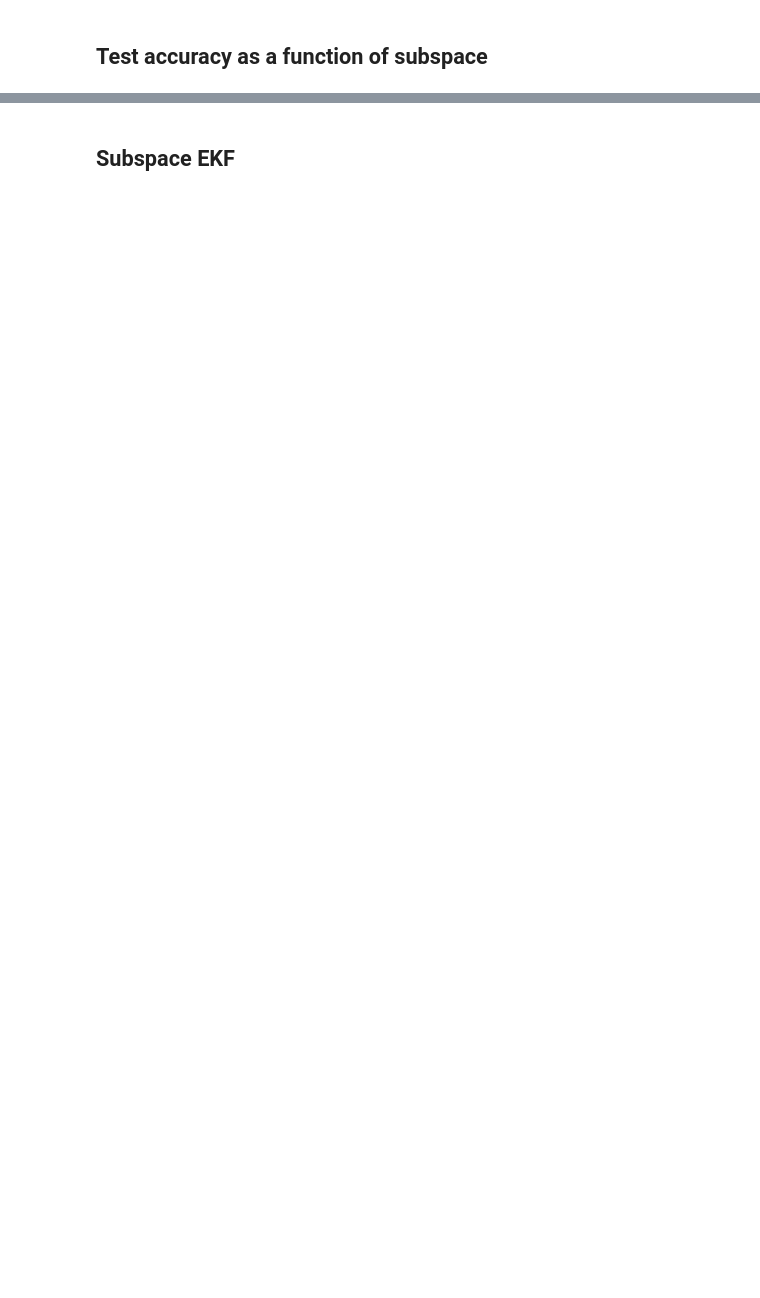
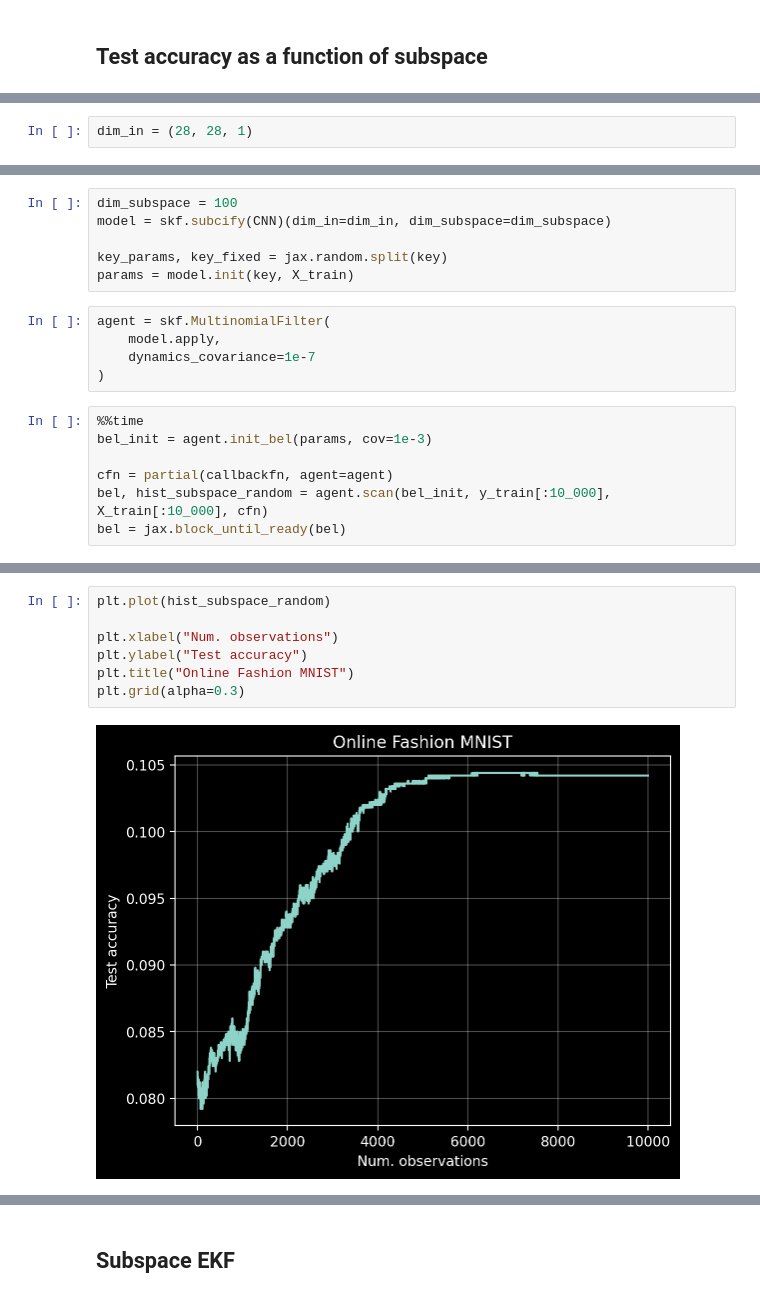
Before and after one commit to gerdm/online-bnn-talk, a Jupyter notebook: notebooks/05-subspace-bnn.ipynb, the cells around one changed output, grey strips where cells are left out. Drawn from its saved outputs; the diff is of its cells as text; blank space fills up the shorter version.

```diff
--- a/notebooks/05-subspace-bnn.ipynb
+++ b/notebooks/05-subspace-bnn.ipynb
@@ -315,0 +233,2 @@ Array(0.4666, dtype=float32)
+# %%
+dim_in = (28, 28, 1)
@@ -315,0 +258,18 @@ Array(0.4666, dtype=float32)
+# %%
+dim_subspace = 100
+model = skf.subcify(CNN)(dim_in=dim_in, dim_subspace=dim_subspace)
+
+key_params, key_fixed = jax.random.split(key)
+params = model.init(key, X_train)
+# %%
+agent = skf.MultinomialFilter(
+    model.apply,
+    dynamics_covariance=1e-7
+)
+# %%
+%%time
+bel_init = agent.init_bel(params, cov=1e-3)
+
+cfn = partial(callbackfn, agent=agent)
+bel, hist_subspace_random = agent.scan(bel_init, y_train[:10_000], X_train[:10_000], cfn)
+bel = jax.block_until_ready(bel)
@@ -315,0 +293,9 @@ Array(0.4666, dtype=float32)
+# %%
+plt.plot(hist_subspace_random)
+
+plt.xlabel("Num. observations")
+plt.ylabel("Test accuracy")
+plt.title("Online Fashion MNIST")
+plt.grid(alpha=0.3)
+# %% [output]
+[figure, added]
```
Also changed, not shown: parts of 77 cells of this notebook.
